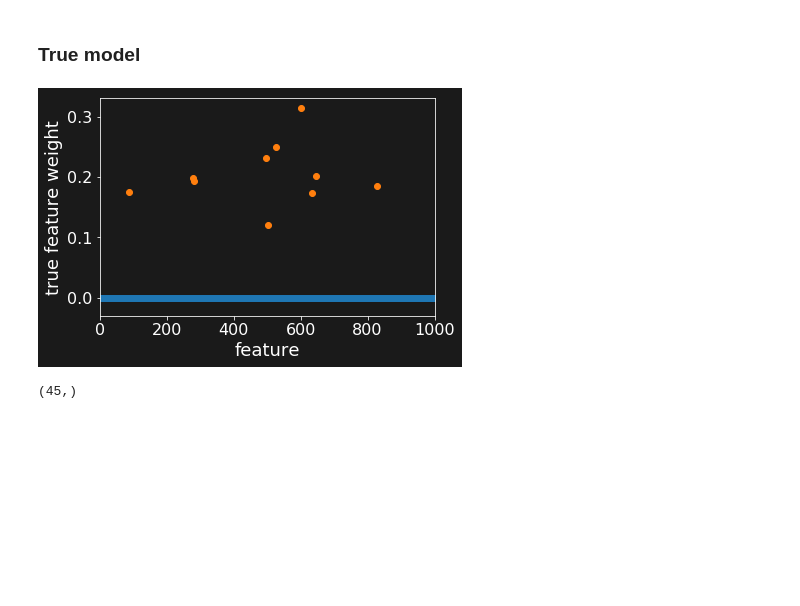
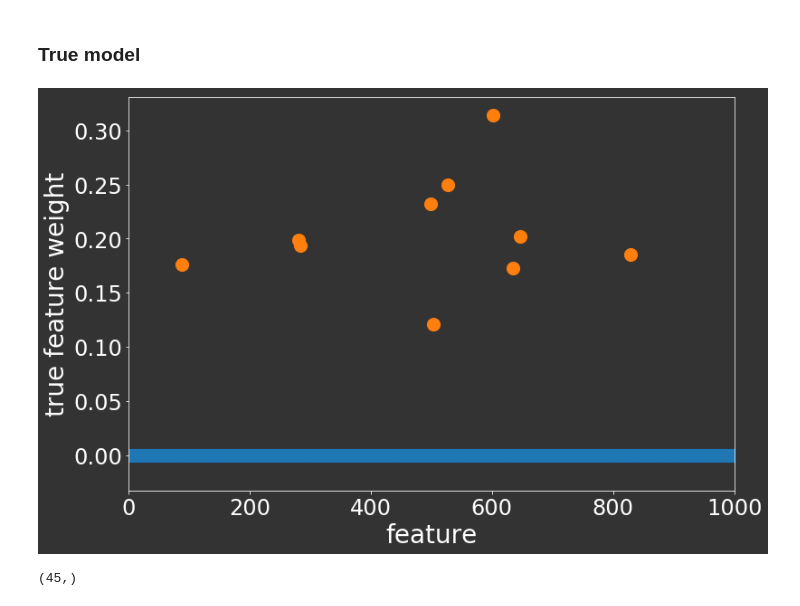
Before and after one commit to chagaz/sfan, a Jupyter notebook: StructuredSparsity.ipynb, the cells around one changed output. Saved outputs shown, nothing was run; the diff lists cells and outputs as text; code cells hidden in the pictures; blank space fills up the shorter version.

```diff
--- a/StructuredSparsity.ipynb
+++ b/StructuredSparsity.ipynb
@@ -12,7 +12,7 @@ Populating the interactive namespace from numpy and matplotlib
 prop_cycle = plt.rcParams['axes.prop_cycle']
 def_colors = prop_cycle.by_key()['color']
 # %%
-plt.rc('font', **{'size': 16})
+plt.rc('font', **{'size': 24})
 # %%
 # To plot on dark background (for slides)
 plt.style.use('dark_style.mplstyle')
@@ -54,22 +54,22 @@ X_train, X_test, y_train, y_test = \
 # %% [markdown]
 ### True model
 # %%
-fig = plt.figure(figsize(6, 4))
+fig = plt.figure(figsize(12, 8))
 
 plt.scatter(range(num_feats), # x = SNP position
-            np.zeros(shape=(num_feats, ))) # weight = 0
+            np.zeros(shape=(num_feats, )), # weight = 0
+            s=200) # marker size
 
 # Plot the causal SNPs in red
-plt.scatter(causl,
-            w_causl)
+plt.scatter(causl, w_causl, s=200)
 
-plt.xlabel("feature", fontsize=18)
-plt.ylabel("true feature weight", fontsize=18)
+plt.xlabel("feature", fontsize=28)
+plt.ylabel("true feature weight", fontsize=28)
 plt.xlim([0, num_feats])
 
 plt.savefig('structured_sparsity/causl_weight.png', bbox_inches='tight')
 # %% [output]
-[figure, old version]
+[figure, new version]
 # %%
 y_pred = np.dot(X_test[:, causl], w_causl)
 print y_pred.shape
```
Also changed, not shown: parts of 15 cells of this notebook.
